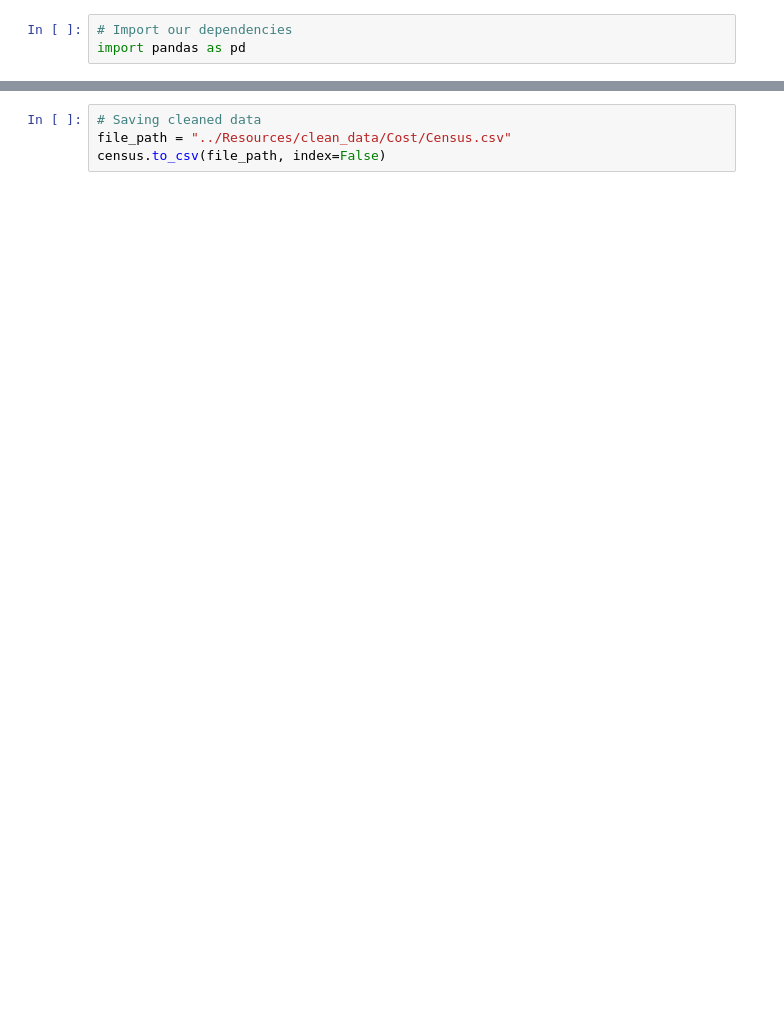
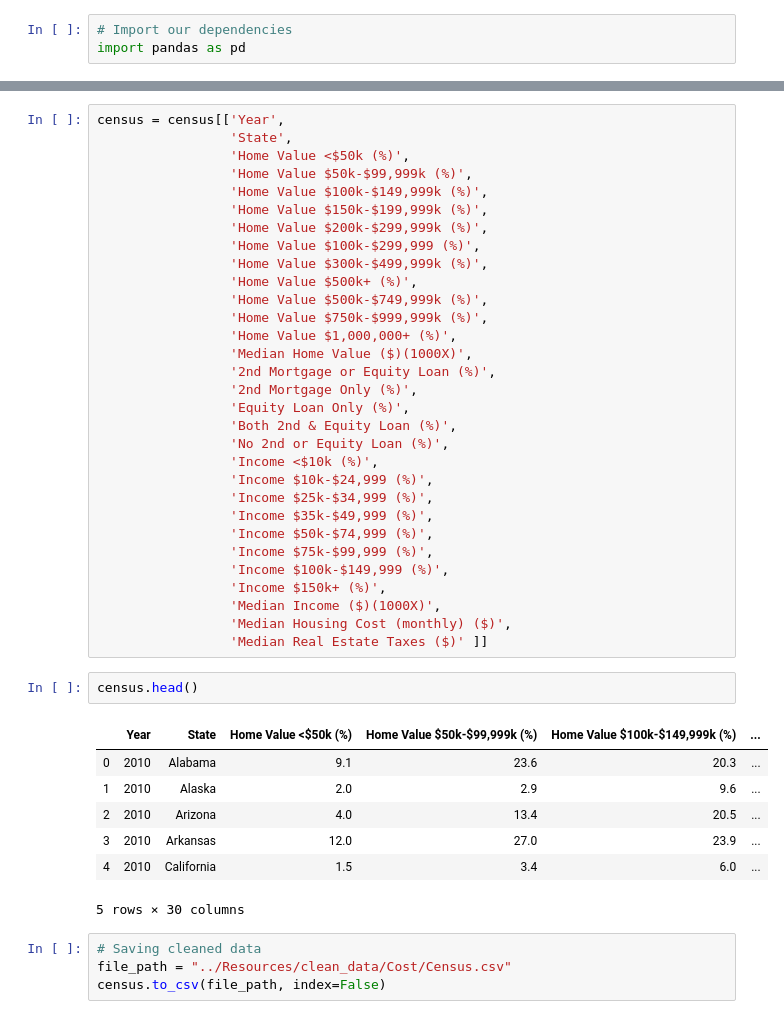
Before and after one commit to JVChermak/Leaving_California, a Jupyter notebook: Notebook/Census.ipynb, the cells around one changed output, grey strips where cells are left out. Drawn from its saved outputs; the diff is of its cells as text; blank space fills up the shorter version.

```diff
--- a/Notebook/Census.ipynb
+++ b/Notebook/Census.ipynb
@@ -148,3 +168,44 @@ census
+# %%
+census = census[['Year',
+                 'State',
+                 'Home Value <$50k (%)',
+                 'Home Value $50k-$99,999k (%)',
+                 'Home Value $100k-$149,999k (%)',
+                 'Home Value $150k-$199,999k (%)',
+                 'Home Value $200k-$299,999k (%)',
+                 'Home Value $100k-$299,999 (%)',
+                 'Home Value $300k-$499,999k (%)',
+                 'Home Value $500k+ (%)',
+                 'Home Value $500k-$749,999k (%)',
+                 'Home Value $750k-$999,999k (%)',
+                 'Home Value $1,000,000+ (%)',
+                 'Median Home Value ($)(1000X)',
+                 '2nd Mortgage or Equity Loan (%)',
+                 '2nd Mortgage Only (%)',
+                 'Equity Loan Only (%)',
+                 'Both 2nd & Equity Loan (%)',
+                 'No 2nd or Equity Loan (%)',
+                 'Income <$10k (%)',
+                 'Income $10k-$24,999 (%)',
+                 'Income $25k-$34,999 (%)',
+                 'Income $35k-$49,999 (%)',
+                 'Income $50k-$74,999 (%)',
+                 'Income $75k-$99,999 (%)',
+                 'Income $100k-$149,999 (%)',
+                 'Income $150k+ (%)',
+                 'Median Income ($)(1000X)',
+                 'Median Housing Cost (monthly) ($)',
+                 'Median Real Estate Taxes ($)' ]]
+# %%
+census.head()
+# %% [output]
+|  | Year | State | Home Value <$50k (%) | Home Value $50k-$99,999k (%) | Home Value $100k-$149,999k (%) | ... |
+| 0 | 2010 | Alabama | 9.1 | 23.6 | 20.3 | ... |
+| 1 | 2010 | Alaska | 2.0 | 2.9 | 9.6 | ... |
+| 2 | 2010 | Arizona | 4.0 | 13.4 | 20.5 | ... |
+| 3 | 2010 | Arkansas | 12.0 | 27.0 | 23.9 | ... |
+| 4 | 2010 | California | 1.5 | 3.4 | 6.0 | ... |
+5 rows × 30 columns
 # %%
 # Saving cleaned data
 file_path = "../Resources/clean_data/Cost/Census.csv"
```
Also changed, not shown: parts of 12 cells of this notebook, 15 other files.
